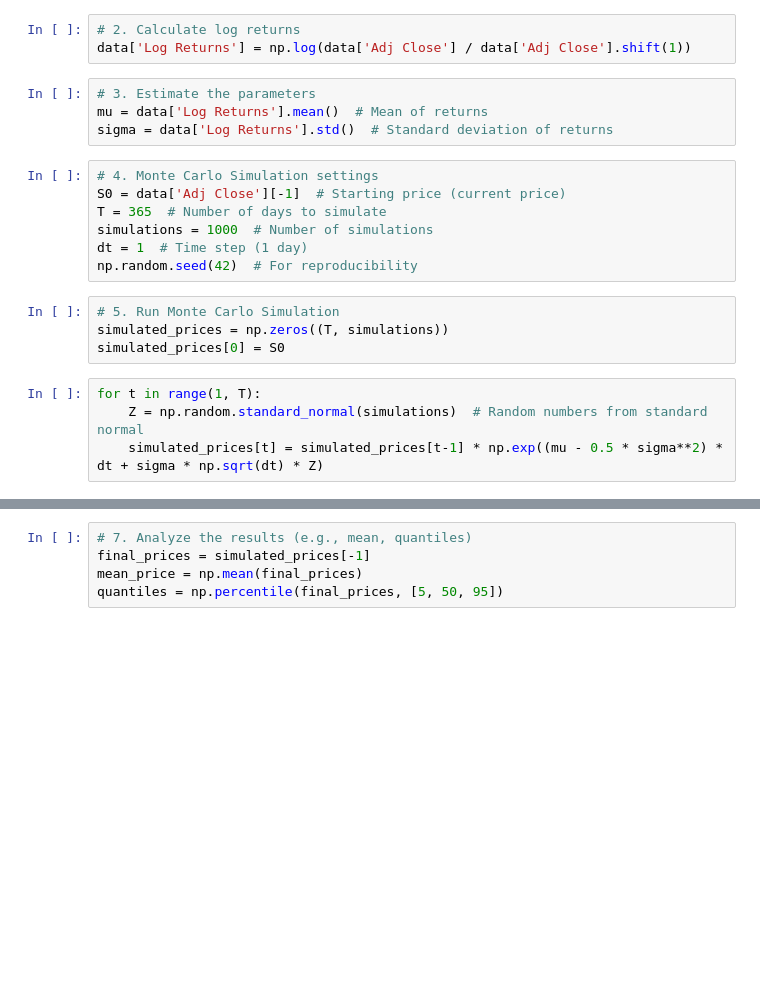
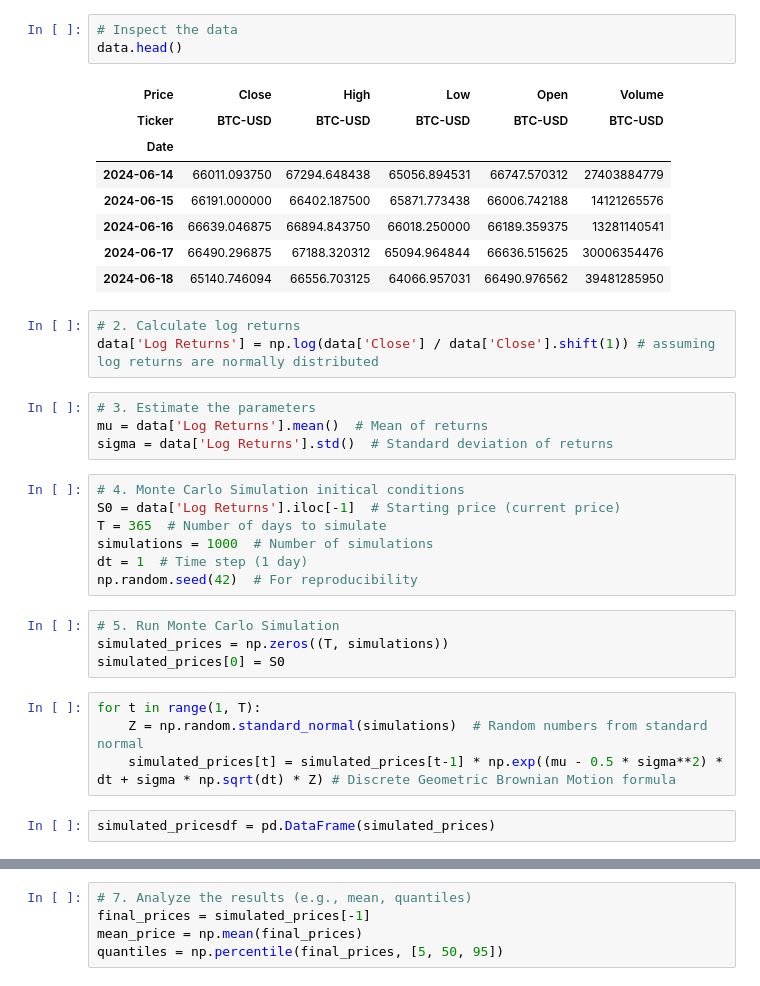
Before and after one commit to jaunceymyles/MonteCarloSimulations, a Jupyter notebook: montecarlobasic.ipynb, the cells around one changed output, grey strips where cells are left out. Drawn from its saved outputs; the diff is of its cells as text; blank space fills up the shorter version.

```diff
--- a/montecarlobasic.ipynb
+++ b/montecarlobasic.ipynb
@@ -12,15 +15,27 @@ data = yf.download(crypto, start='2020-01-01', end='2023-10-01')
 # %% [output]
 [*********************100%***********************]  1 of 1 completed
+# %%
+# Inspect the data
+data.head()
+# %% [output]
+| Price | Close | High | Low | Open | Volume |
+| Ticker | BTC-USD | BTC-USD | BTC-USD | BTC-USD | BTC-USD |
+| Date |  |  |  |  |  |
+| 2024-06-14 | 66011.093750 | 67294.648438 | 65056.894531 | 66747.570312 | 27403884779 |
+| 2024-06-15 | 66191.000000 | 66402.187500 | 65871.773438 | 66006.742188 | 14121265576 |
+| 2024-06-16 | 66639.046875 | 66894.843750 | 66018.250000 | 66189.359375 | 13281140541 |
+| 2024-06-17 | 66490.296875 | 67188.320312 | 65094.964844 | 66636.515625 | 30006354476 |
+| 2024-06-18 | 65140.746094 | 66556.703125 | 64066.957031 | 66490.976562 | 39481285950 |
 # %%
 # 2. Calculate log returns
-data['Log Returns'] = np.log(data['Adj Close'] / data['Adj Close'].shift(1))
+data['Log Returns'] = np.log(data['Close'] / data['Close'].shift(1)) # assuming log returns are normally distributed
 # %%
 # 3. Estimate the parameters
 mu = data['Log Returns'].mean()  # Mean of returns
 sigma = data['Log Returns'].std()  # Standard deviation of returns
 # %%
-# 4. Monte Carlo Simulation settings
-S0 = data['Adj Close'][-1]  # Starting price (current price)
+# 4. Monte Carlo Simulation initical conditions
+S0 = data['Log Returns'].iloc[-1]  # Starting price (current price)
 T = 365  # Number of days to simulate
 simulations = 1000  # Number of simulations
 dt = 1  # Time step (1 day)
@@ -32,4 +47,6 @@ simulated_prices[0] = S0
 # %%
 for t in range(1, T):
     Z = np.random.standard_normal(simulations)  # Random numbers from standard normal
-    simulated_prices[t] = simulated_prices[t-1] * np.exp((mu - 0.5 * sigma**2) * dt + sigma * np.sqrt(dt) * Z)
+    simulated_prices[t] = simulated_prices[t-1] * np.exp((mu - 0.5 * sigma**2) * dt + sigma * np.sqrt(dt) * Z) # Discrete Geometric Brownian Motion formula
+# %%
+simulated_pricesdf = pd.DataFrame(simulated_prices)
```
Also changed, not shown: parts of 5 cells of this notebook.
